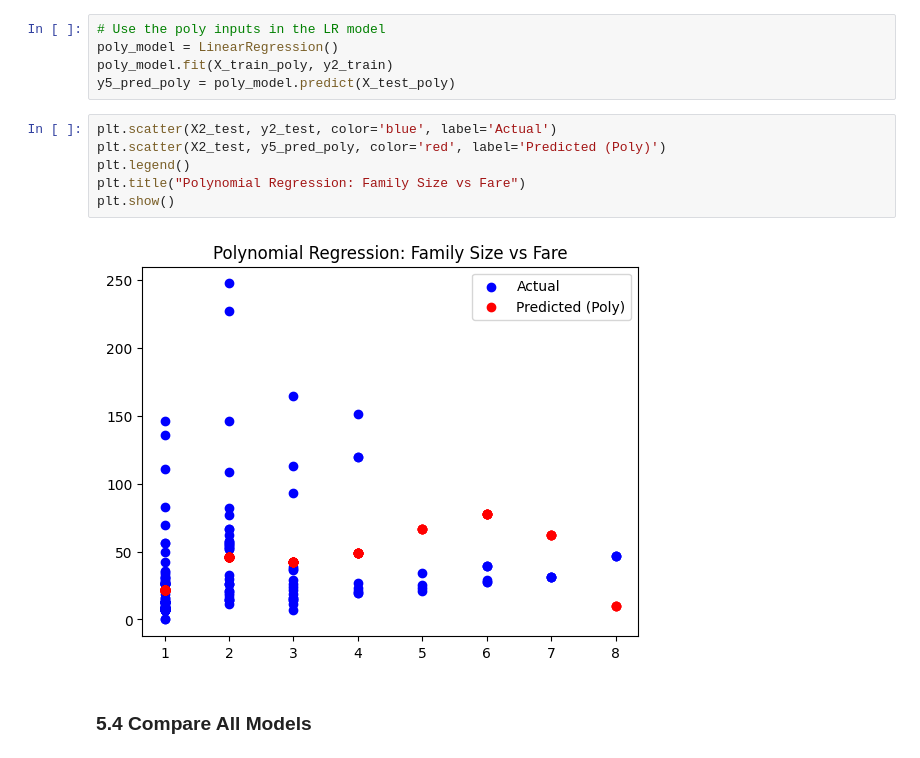
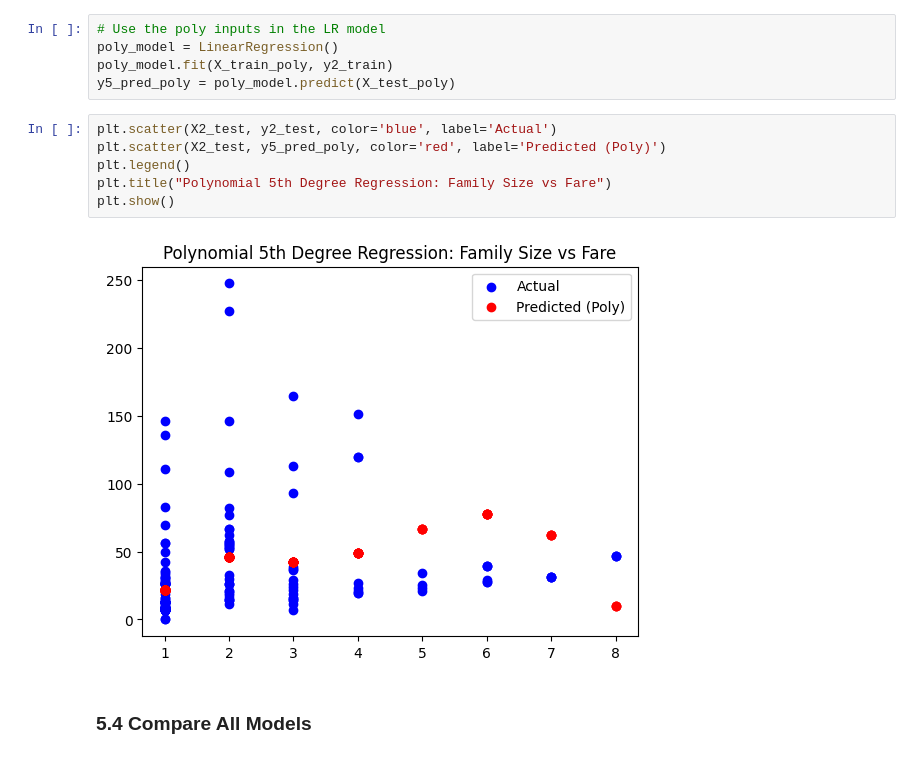
Before and after one commit to hrawp/applied-ml-hrawp, a Jupyter notebook: notebooks/project04/ml04__aaron.ipynb, the cells around one changed output. Saved outputs shown, nothing was run; the diff lists cells and outputs as text.

```diff
--- a/notebooks/project04/ml04__aaron.ipynb
+++ b/notebooks/project04/ml04__aaron.ipynb
@@ -461,11 +461,11 @@ y5_pred_poly = poly_model.predict(X_test_poly)
 # %%
 plt.scatter(X2_test, y2_test, color='blue', label='Actual')
 plt.scatter(X2_test, y5_pred_poly, color='red', label='Predicted (Poly)')
 plt.legend()
-plt.title("Polynomial Regression: Family Size vs Fare")
+plt.title("Polynomial 5th Degree Regression: Family Size vs Fare")
 plt.show()
 # %% [output]
-[figure, old version]
+[figure, new version]
 # %% [markdown]
 ### 5.4 Compare All Models
 # %%
```
Also changed, not shown: parts of 11 cells of this notebook.
